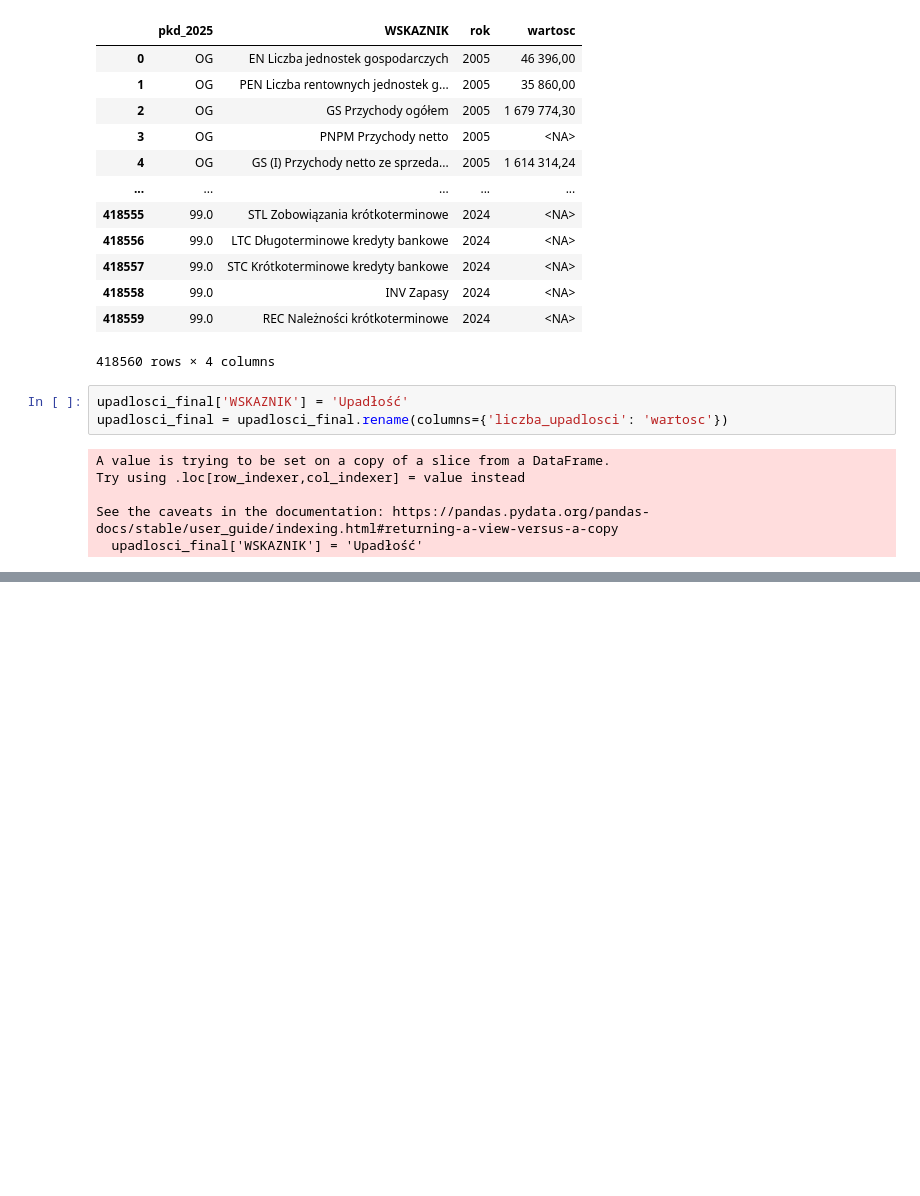
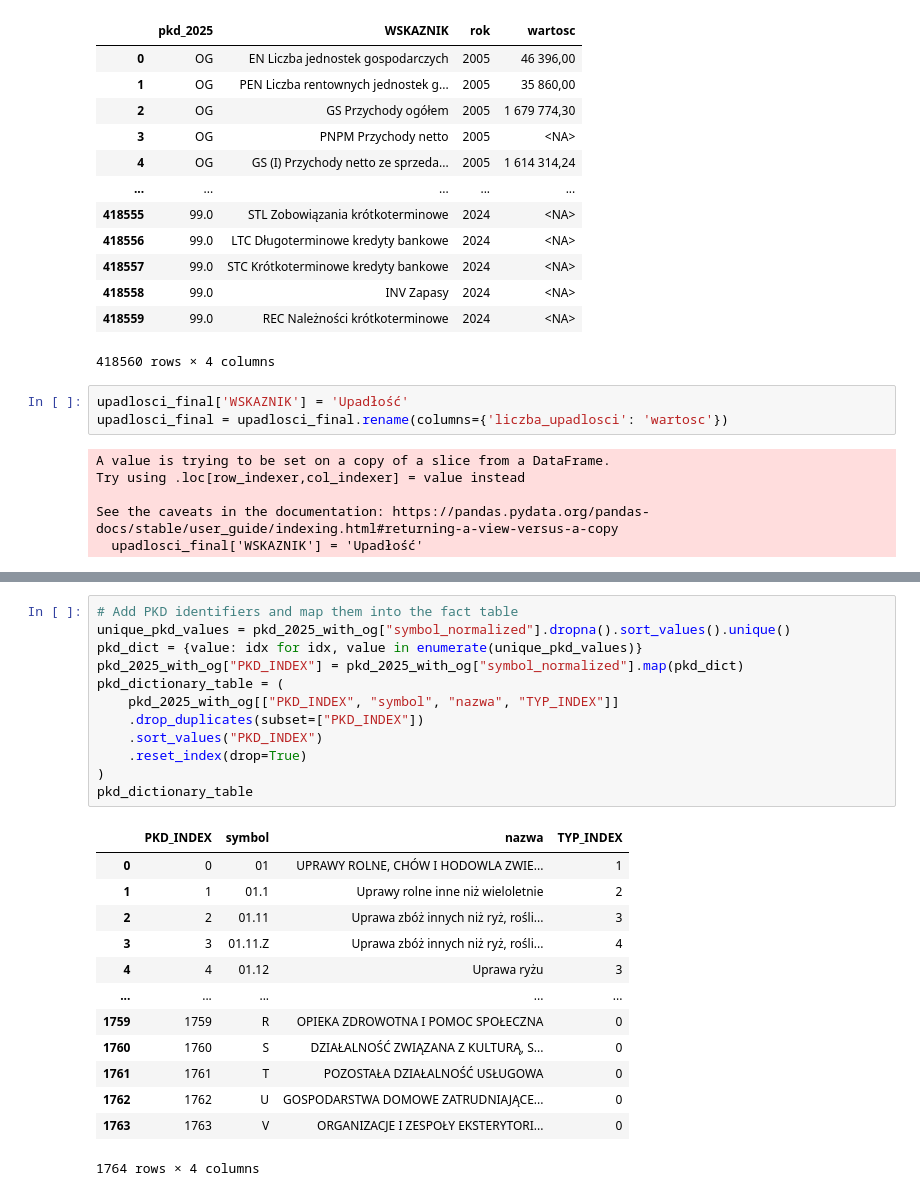
Before and after one commit to jan-chlebek/HackNation2025-Hackaton, a Jupyter notebook: data-processing/data-processing.ipynb, the cells around one changed output, grey strips where cells are left out. Drawn from its saved outputs; the diff is of its cells as text; blank space fills up the shorter version.

```diff
--- a/data-processing/data-processing.ipynb
+++ b/data-processing/data-processing.ipynb
@@ -202,0 +320,26 @@ combined_data
+# %%
+# Add PKD identifiers and map them into the fact table
+unique_pkd_values = pkd_2025_with_og["symbol_normalized"].dropna().sort_values().unique()
+pkd_dict = {value: idx for idx, value in enumerate(unique_pkd_values)}
+pkd_2025_with_og["PKD_INDEX"] = pkd_2025_with_og["symbol_normalized"].map(pkd_dict)
+pkd_dictionary_table = (
+    pkd_2025_with_og[["PKD_INDEX", "symbol", "nazwa", "TYP_INDEX"]]
+    .drop_duplicates(subset=["PKD_INDEX"])
+    .sort_values("PKD_INDEX")
+    .reset_index(drop=True)
+)
+pkd_dictionary_table
+# %% [output]
+|  | PKD_INDEX | symbol | nazwa | TYP_INDEX |
+| 0 | 0 | 01 | UPRAWY ROLNE, CHÓW I HODOWLA ZWIE... | 1 |
+| 1 | 1 | 01.1 | Uprawy rolne inne niż wieloletnie | 2 |
+| 2 | 2 | 01.11 | Uprawa zbóż innych niż ryż, rośli... | 3 |
+| 3 | 3 | 01.11.Z | Uprawa zbóż innych niż ryż, rośli... | 4 |
+| 4 | 4 | 01.12 | Uprawa ryżu | 3 |
+| ... | ... | ... | ... | ... |
+| 1759 | 1759 | R | OPIEKA ZDROWOTNA I POMOC SPOŁECZNA | 0 |
+| 1760 | 1760 | S | DZIAŁALNOŚĆ ZWIĄZANA Z KULTURĄ, S... | 0 |
+| 1761 | 1761 | T | POZOSTAŁA DZIAŁALNOŚĆ USŁUGOWA | 0 |
+| 1762 | 1762 | U | GOSPODARSTWA DOMOWE ZATRUDNIAJĄCE... | 0 |
+| 1763 | 1763 | V | ORGANIZACJE I ZESPOŁY EKSTERYTORI... | 0 |
+1764 rows × 4 columns
```
Also changed, not shown: parts of 15 cells of this notebook, 4 other files.
